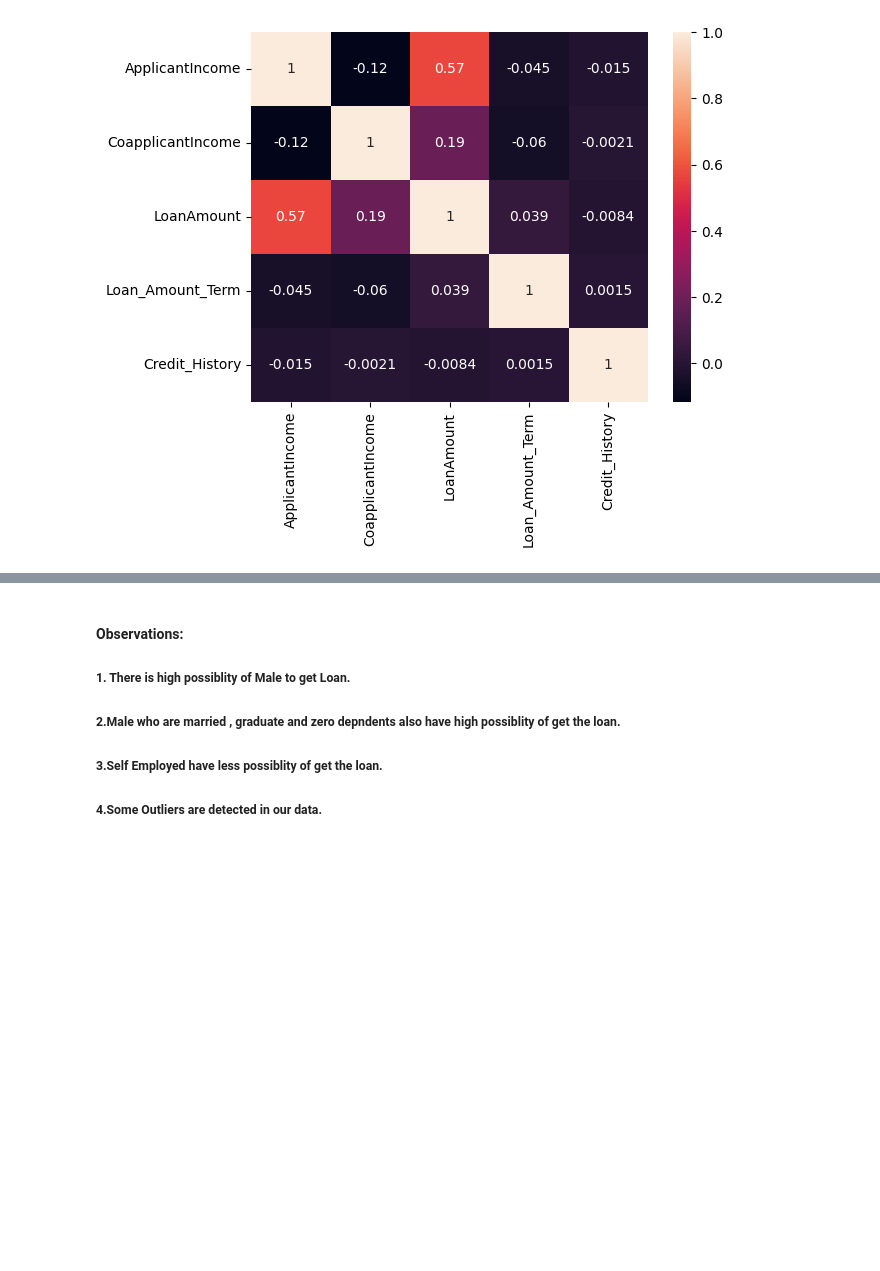
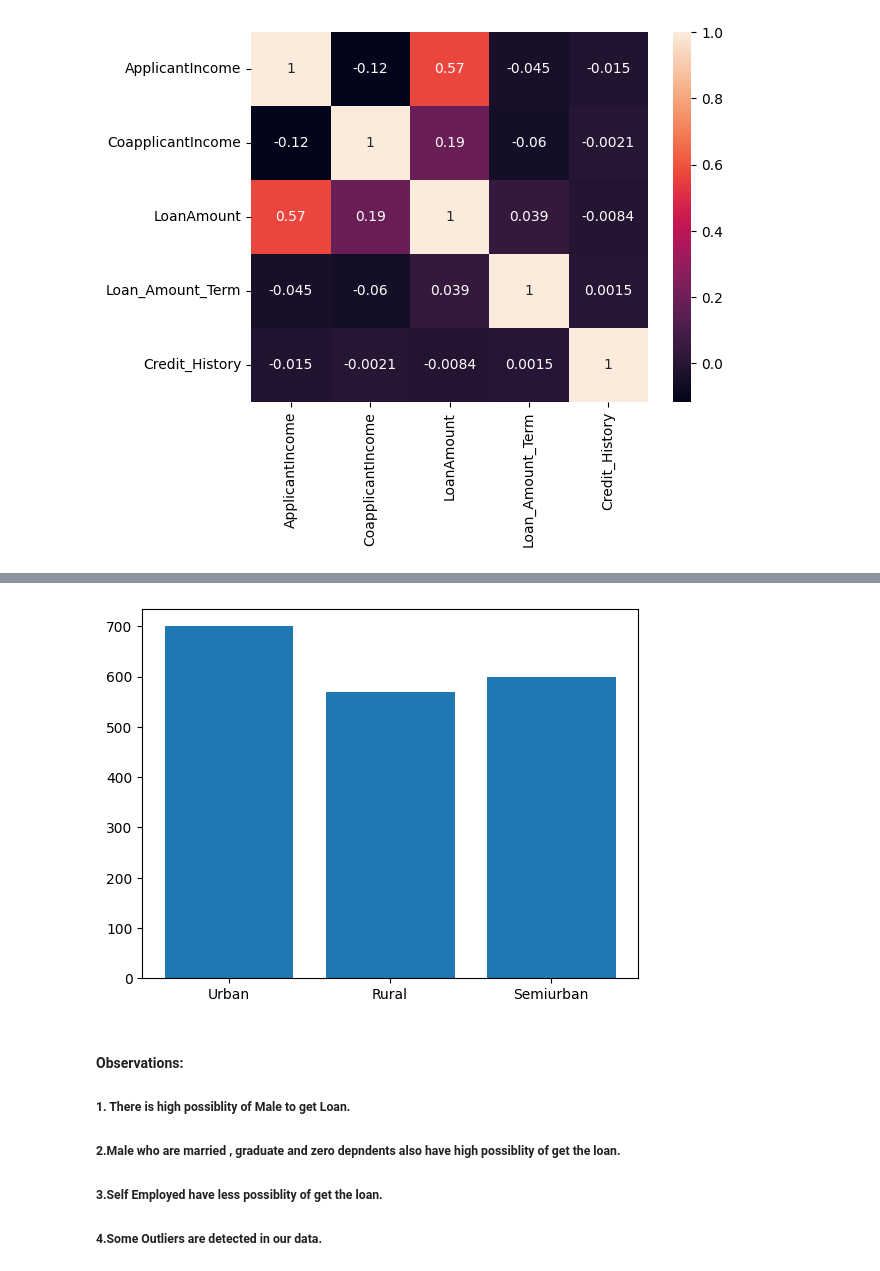
Before and after one commit to Yogita1911/Home-loan-prediction, a Jupyter notebook: home-loan-prediction.ipynb, the cells around one changed output, grey strips where cells are left out. Cells and saved outputs as stored; diff of their text form; code cells hidden in the pictures; blank space fills up the shorter version.

```diff
--- a/home-loan-prediction.ipynb
+++ b/home-loan-prediction.ipynb
@@ -181,3 +256,8 @@ plt.show()
+# %%
+bar = plt.bar(df['Property_Area'],df['LoanAmount'])
+plt.show()
+# %% [output]
+[figure, added]
 # %% [markdown]
 #### Observations:
 ##### 1. There is high possiblity of Male to get Loan.
```
Also changed, not shown: parts of 22 cells of this notebook.
